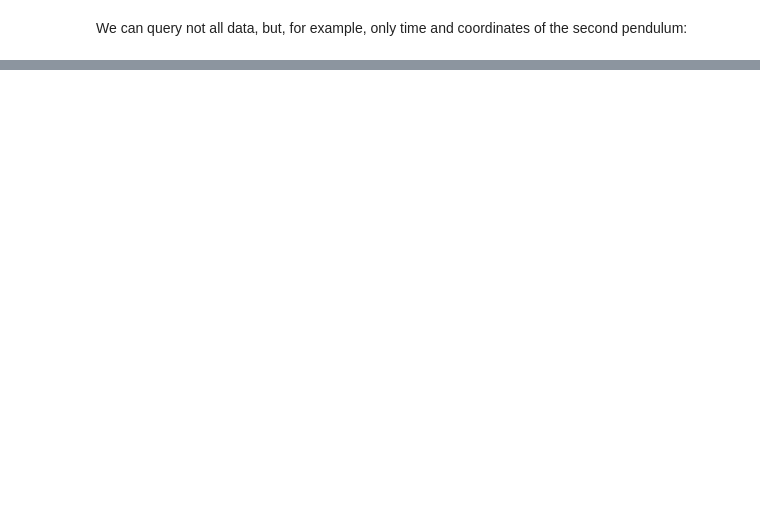
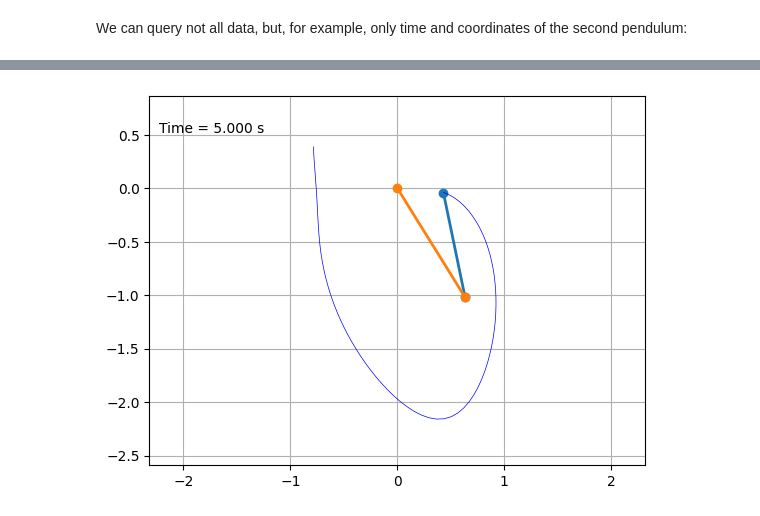
Before and after one commit to citros-garden/pendulum, a Jupyter notebook: citros_template/notebooks/double_pendulum.ipynb, the cells around one changed output, grey strips where cells are left out. Saved outputs shown, nothing was run; the diff lists cells and outputs as text; code cells hidden in the pictures; blank space fills up the shorter version.

Commit message:
docs(citros_template/notebooks): finish notebook for double pendulum

```diff
--- a/citros_template/notebooks/double_pendulum.ipynb
+++ b/citros_template/notebooks/double_pendulum.ipynb
@@ -114,0 +171,52 @@ citros.batch(-1).topic('/coordinates').data(['data.t', 'data.p2.x', 'data.p2.y']
+# %%
+F = citros.batch(-1).sid(0).set_filter({'data.t': {'<=': 5}}).topic('/coordinates').data()
+# %%
+import matplotlib.pyplot as plt
+from collections import deque
+
+def animate(F):
+    # length of the history trace
+    trace_len = 100
+
+    max_y_0 = abs(min(F['data.p2.y']))*1.2
+    max_y_1 = max([max(F['data.p1.y']), max(F['data.p2.y'])])*1.2
+    max_x = max([max(abs(F['data.p1.x'])), max(abs(F['data.p2.x']))])*1.2
+    fig = plt.figure()
+    ax = fig.add_subplot(111, autoscale_on=False, xlim=(-max_x, max_x), ylim=(-max_y_0, max_y_1))
+    ax.set_aspect('equal', 'datalim')
+    ax.grid()
+
+    line1, = ax.plot([], [], 'o-', lw=2)
+    line2, = ax.plot([], [], 'o-', lw=2)
+    trace, = ax.plot([], [], 'b-', lw=0.5, ms=1)
+    time_text = ax.text(0.02, 0.90, '', transform=ax.transAxes)
+    trace_x, trace_y = deque(maxlen=trace_len), deque(maxlen=trace_len)
+
+    plt.close()
+    def init():
+        line1.set_data([], [])
+        line2.set_data([], [])
+        trace.set_data([], [])
+        time_text.set_text('')
+        trace_x.clear()
+        trace_y.clear()
+        return line1, line2, trace, time_text
+
+    def animate_frame(i):
+        trace_x.appendleft(F['data.p2.x'].iloc[i])
+        trace_y.appendleft(F['data.p2.y'].iloc[i])
+
+        line1.set_data([[F['data.p1.x'].iloc[i],F['data.p2.x'].iloc[i]],[F['data.p1.y'].iloc[i], F['data.p2.y'].iloc[i]]])
+        line2.set_data([[0,F['data.p1.x'].iloc[i]],[0, F['data.p1.y'].iloc[i]]])
+        trace.set_data(trace_x, trace_y)
+
+        time_text.set_text('Time = %.3f s' % F['data.t'].iloc[i])
+        return line1, line2, trace, time_text
+
+    for i in range(len(F)):
+        animate_frame(i)
+        display(fig, clear=True)
+
+animate(F)
+# %% [output]
+[figure, added]
```
Also changed, not shown: parts of 36 cells of this notebook, 1 other file.
